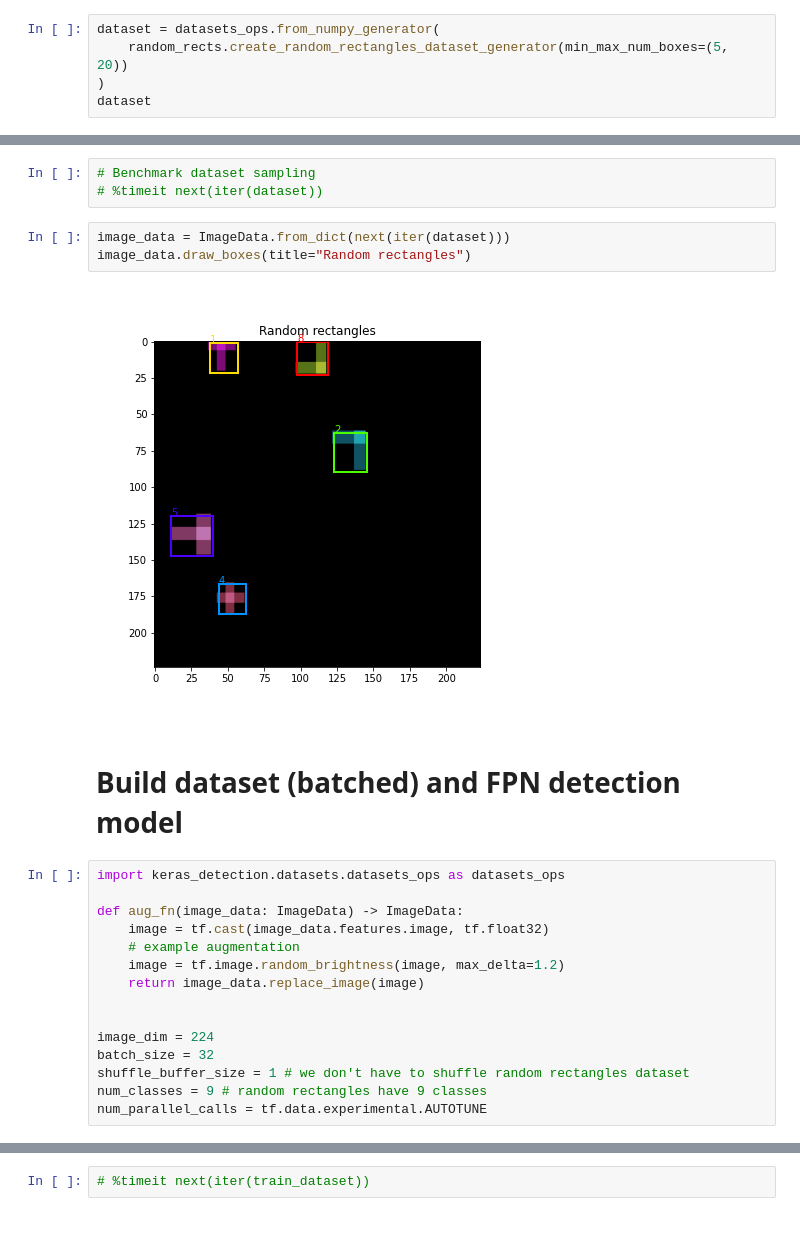
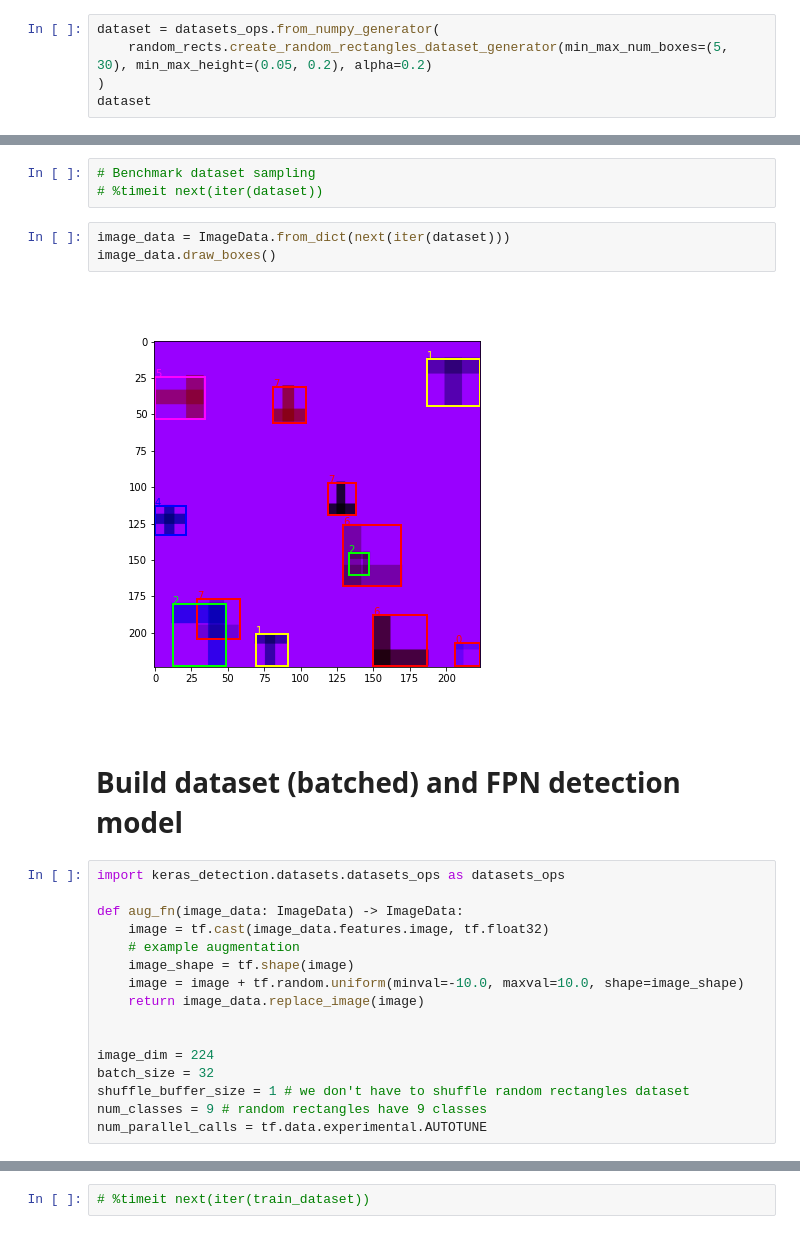
Before and after one commit to kmkolasinski/keras_detection, a Jupyter notebook: notebooks/fpn_builder_random_rectangles.ipynb, the cells around one changed output, grey strips where cells are left out. Drawn from its saved outputs; the diff is of its cells as text.

```diff
--- a/notebooks/fpn_builder_random_rectangles.ipynb
+++ b/notebooks/fpn_builder_random_rectangles.ipynb
@@ -41,7 +41,7 @@ if len(_logger.handlers) > 1:
 Random rectangles detection dataset
 # %%
 dataset = datasets_ops.from_numpy_generator(
-    random_rects.create_random_rectangles_dataset_generator(min_max_num_boxes=(5, 20))
+    random_rects.create_random_rectangles_dataset_generator(min_max_num_boxes=(5, 30), min_max_height=(0.05, 0.2), alpha=0.2)
 )
 dataset
 # %% [output]
@@ -51,9 +51,9 @@ dataset
 # %timeit next(iter(dataset))
 # %%
 image_data = ImageData.from_dict(next(iter(dataset)))
-image_data.draw_boxes(title="Random rectangles")
+image_data.draw_boxes()
 # %% [output]
-[figure, old version]
+[figure, new version]
 # %% [markdown]
 # Build dataset (batched) and FPN detection model
 # %%
@@ -62,7 +62,8 @@ import keras_detection.datasets.datasets_ops as datasets_ops
 def aug_fn(image_data: ImageData) -> ImageData:
     image = tf.cast(image_data.features.image, tf.float32)
     # example augmentation
-    image = tf.image.random_brightness(image, max_delta=1.2)
+    image_shape = tf.shape(image)
+    image = image + tf.random.uniform(minval=-10.0, maxval=10.0, shape=image_shape)
     return image_data.replace_image(image)
 
 
```
Also changed, not shown: parts of 27 cells of this notebook.
